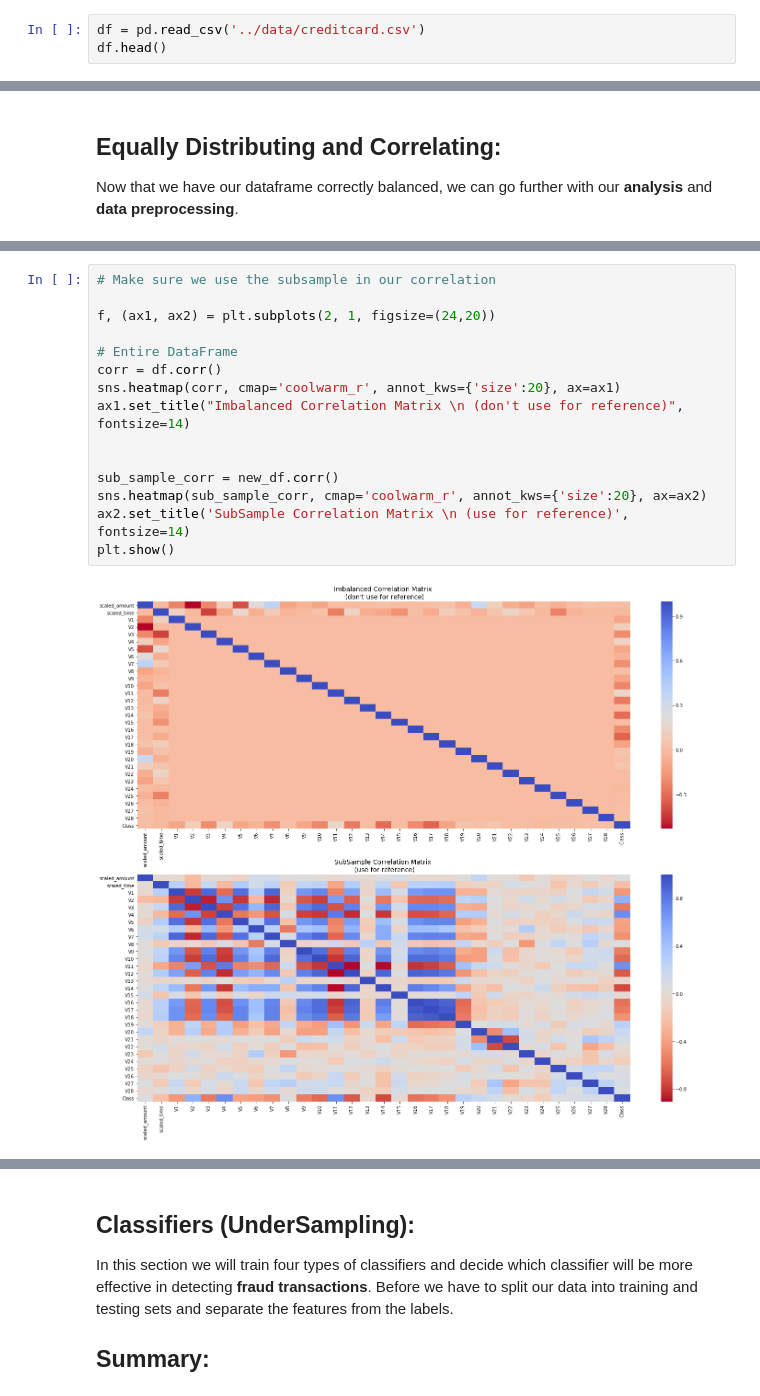
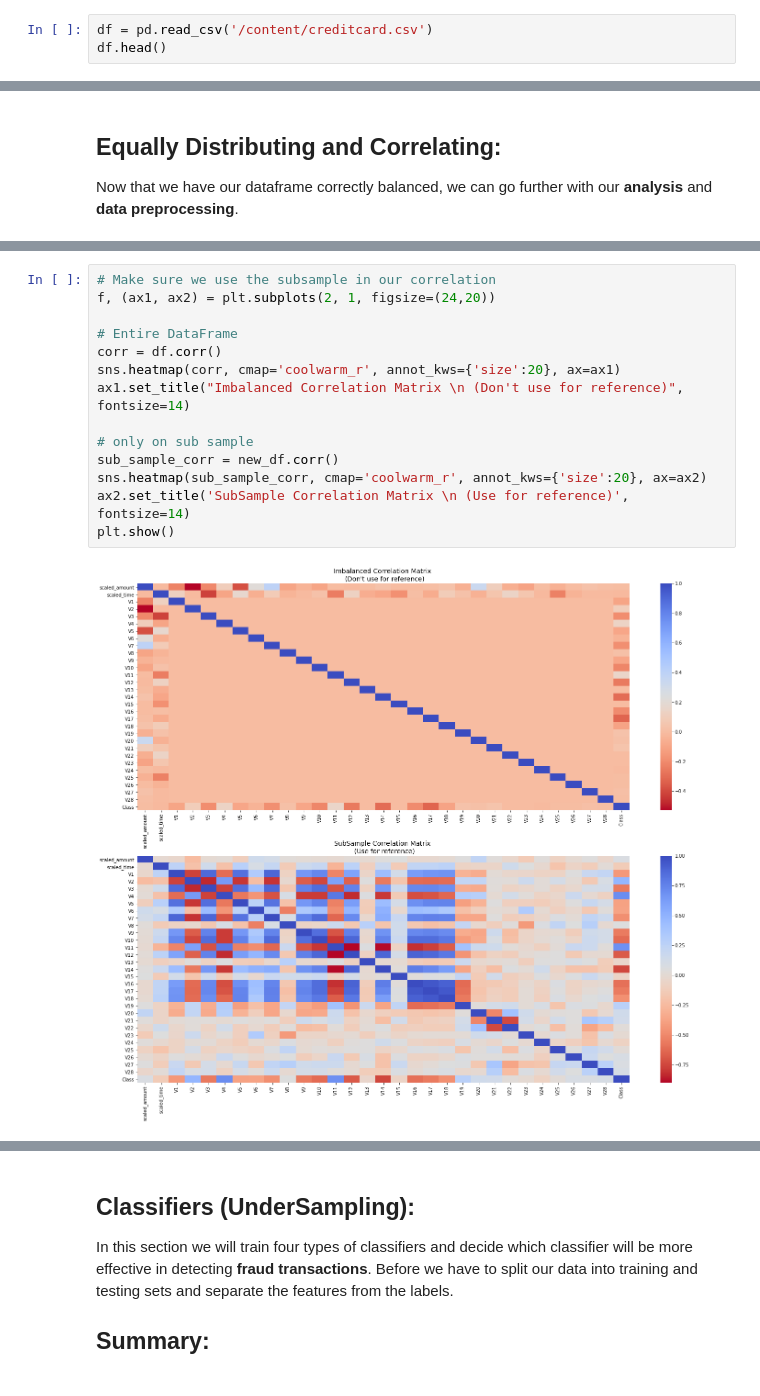
Before and after one commit to nav727/MLProjects, a Jupyter notebook: Credit Fraud Detector/notebook/credit_fraud_detector.ipynb, the cells around one changed output, grey strips where cells are left out. Drawn from its saved outputs; the diff is of its cells as text.

```diff
--- a/Credit Fraud Detector/notebook/credit_fraud_detector.ipynb
+++ b/Credit Fraud Detector/notebook/credit_fraud_detector.ipynb
@@ -107,3 +117,3 @@ warnings.filterwarnings("ignore")
 # %%
-df = pd.read_csv('../data/creditcard.csv')
+df = pd.read_csv('/content/creditcard.csv')
 df.head()
@@ -350,20 +361,19 @@ Correlation matrices are the essence of understanding our data. We want to know
 # %%
 # Make sure we use the subsample in our correlation
-
 f, (ax1, ax2) = plt.subplots(2, 1, figsize=(24,20))
 
 # Entire DataFrame
 corr = df.corr()
 sns.heatmap(corr, cmap='coolwarm_r', annot_kws={'size':20}, ax=ax1)
-ax1.set_title("Imbalanced Correlation Matrix \n (don't use for reference)", fontsize=14)
+ax1.set_title("Imbalanced Correlation Matrix \n (Don't use for reference)", fontsize=14)
 
-
+# only on sub sample
 sub_sample_corr = new_df.corr()
 sns.heatmap(sub_sample_corr, cmap='coolwarm_r', annot_kws={'size':20}, ax=ax2)
-ax2.set_title('SubSample Correlation Matrix \n (use for reference)', fontsize=14)
+ax2.set_title('SubSample Correlation Matrix \n (Use for reference)', fontsize=14)
 plt.show()
 # %% [output]
-[figure, old version]
+[figure, new version]
 # %%
 f, axes = plt.subplots(ncols=4, figsize=(20,4))
 
```
Also changed, not shown: parts of 46 cells of this notebook.
